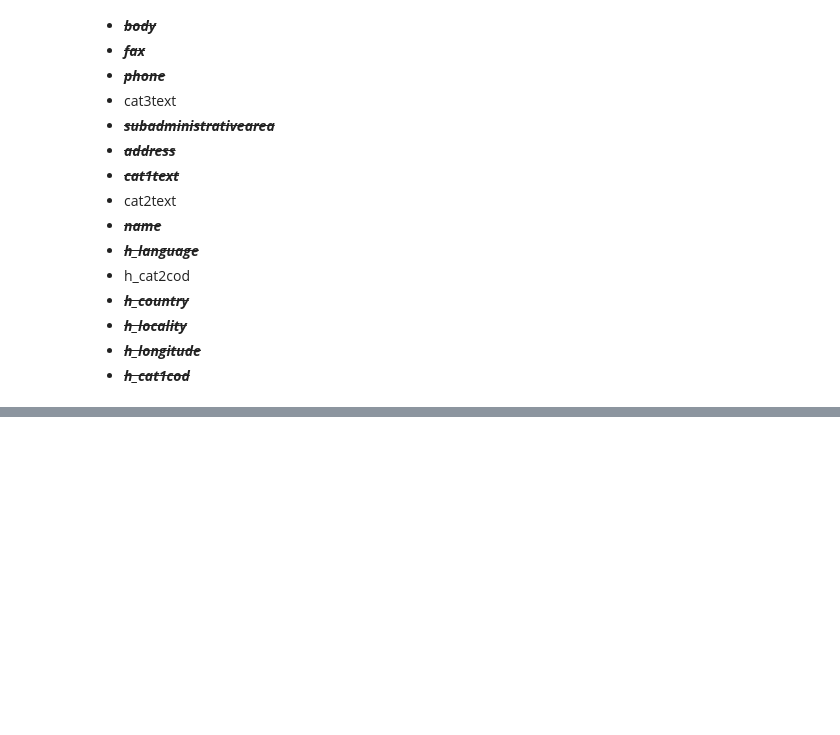
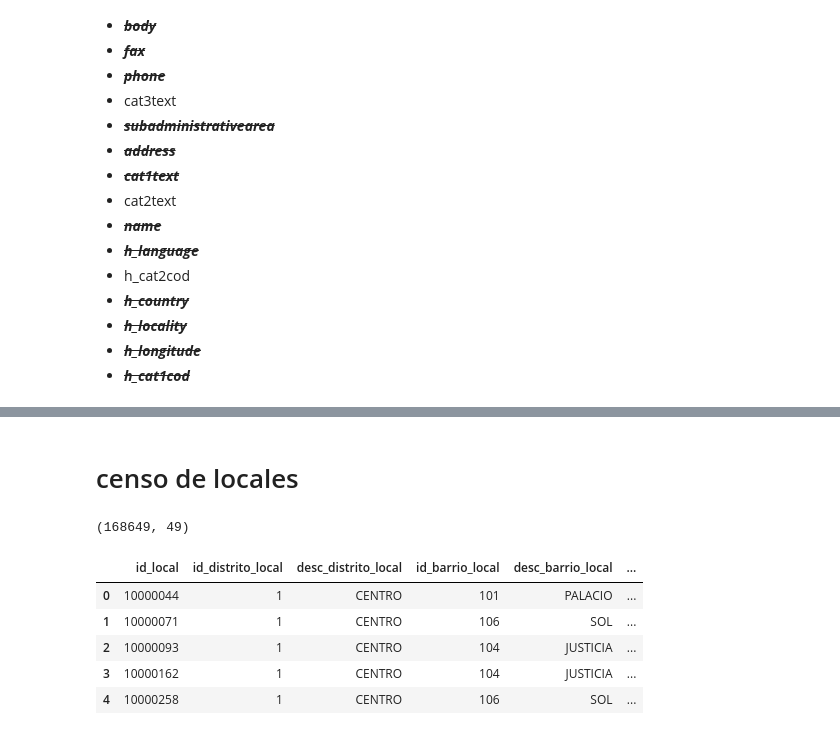
Before and after one commit to annassanchez/Turistificacion, a Jupyter notebook: notebooks/1_1_ayto_madrid_data_extraction.ipynb, the cells around one changed output, grey strips where cells are left out. Cells and saved outputs as stored; diff of their text form; code cells hidden in the pictures; blank space fills up the shorter version.

```diff
--- a/notebooks/1_1_ayto_madrid_data_extraction.ipynb
+++ b/notebooks/1_1_ayto_madrid_data_extraction.ipynb
@@ -126,3 +128,19 @@ df_hotels.head()
 | 2 | 2022-11-07 | 100952 | es | Radisson RED Madrid | info.madrid@radissonred.com | +34 912 98 48 00 | None | Radisson RED Madrid | <p><strong>La calle Atocha N&ordm... | https://www.esmadrid.com/alojamie... | ... |
 | 3 | 2022-09-16 | 100602 | es | Akeah | reservas@akeah.com | +34 919 994 177 | None | Akeah | <p><strong>Situado en la calle de... | https://www.esmadrid.com/alojamie... | ... |
 | 4 | 2022-09-26 | 100590 | es | Thompson Madrid | thompsonmadrid@thompsonhotels.com | +34 910 62 12 34 | None | Thompson Madrid | <p><strong>Thompson Madrid, perte... | https://www.esmadrid.com/alojamie... | ... |
+# %% [markdown]
+# censo de locales
+# %%
+url_actividades = 'https://datos.madrid.es/datosabiertos/CIUAB/CENSO/ACTIVIDADECONOMICA/2023/03/actividadeconomica202303.json'
+res_actividades = requests.get(url_actividades)
+df_actividades = pd.DataFrame(res_actividades.json())
+print(df_actividades.shape)
+df_actividades.head()
+# %% [output]
+(168649, 49)
+|  | id_local | id_distrito_local | desc_distrito_local | id_barrio_local | desc_barrio_local | ... |
+| 0 | 10000044 | 1 | CENTRO | 101 | PALACIO | ... |
+| 1 | 10000071 | 1 | CENTRO | 106 | SOL | ... |
+| 2 | 10000093 | 1 | CENTRO | 104 | JUSTICIA | ... |
+| 3 | 10000162 | 1 | CENTRO | 104 | JUSTICIA | ... |
+| 4 | 10000258 | 1 | CENTRO | 106 | SOL | ... |
```
Also changed, not shown: parts of 4 cells of this notebook.
